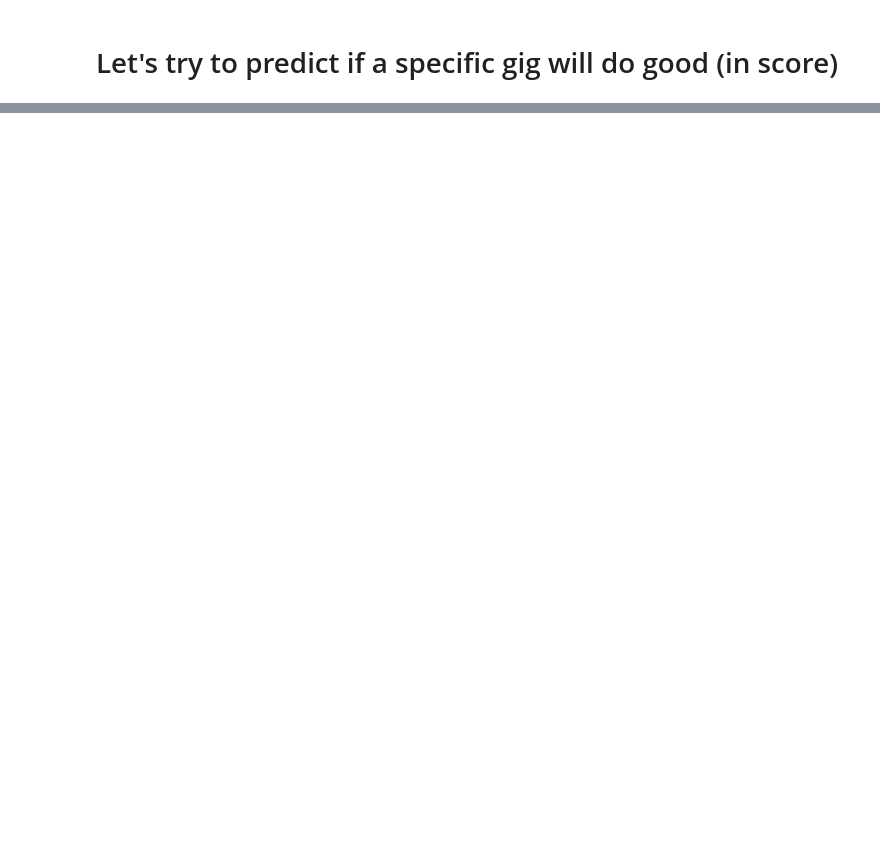
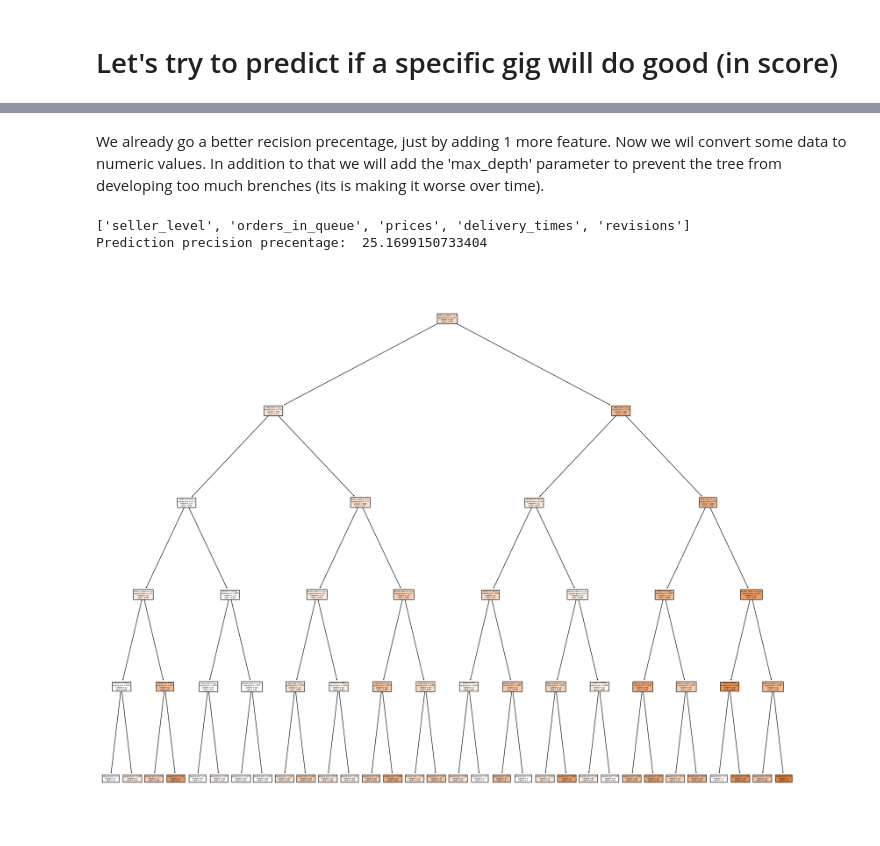
Before and after one commit to Deftera186/Fiverr-DA, a Jupyter notebook: machine_learning.ipynb, the cells around one changed output, grey strips where cells are left out. Saved outputs shown, nothing was run; the diff lists cells and outputs as text; code cells hidden in the pictures; blank space fills up the shorter version.

```diff
--- a/machine_learning.ipynb
+++ b/machine_learning.ipynb
@@ -47,0 +86,27 @@ gigs_data_cleaned.head()
+# %% [markdown]
+We already go a better recision precentage, just by adding 1 more feature.
+Now we wil convert some data to numeric values. In addition to that we will add the 'max_depth' parameter to prevent the tree from developing too much brenches (its is making it worse over time).
+# %%
+gigs_data_cleaned['prices'] = gigs_data_cleaned['prices'].apply(lambda x: np.mean(x))
+gigs_data_cleaned['delivery_times'] = gigs_data_cleaned['delivery_times'].apply(lambda x: np.mean(x))
+# if revisions is inf, replace it with -1
+gigs_data_cleaned['revisions'] = gigs_data_cleaned['revisions'].replace([np.inf, -np.inf], -999)
+gigs_data_cleaned['revisions'] = gigs_data_cleaned['revisions'].apply(lambda x: np.mean(x))
+
+feature_names = ['seller_level', 'orders_in_queue', 'prices', 'delivery_times', 'revisions']
+
+print(feature_names)
+
+X_train, X_test, y_train, y_test = train_test_split(gigs_data_cleaned[feature_names], gigs_data_cleaned['score'] >= avg, test_size=0.2, random_state=42)
+descision_tree = tree.DecisionTreeRegressor(random_state=42, max_depth = 5)
+model = descision_tree.fit(X_train, y_train)
+y_pred = model.predict(X_test)
+
+# calculate prediction precision precentage in precentage
+print('Prediction precision precentage: ', model.score(X_test, y_test)*100)
+
+print_tree(model, feature_names)
+# %% [output]
+['seller_level', 'orders_in_queue', 'prices', 'delivery_times', 'revisions']
+Prediction precision precentage:  25.1699150733404
+[figure, added]
```
Also changed, not shown: parts of 19 cells of this notebook.
